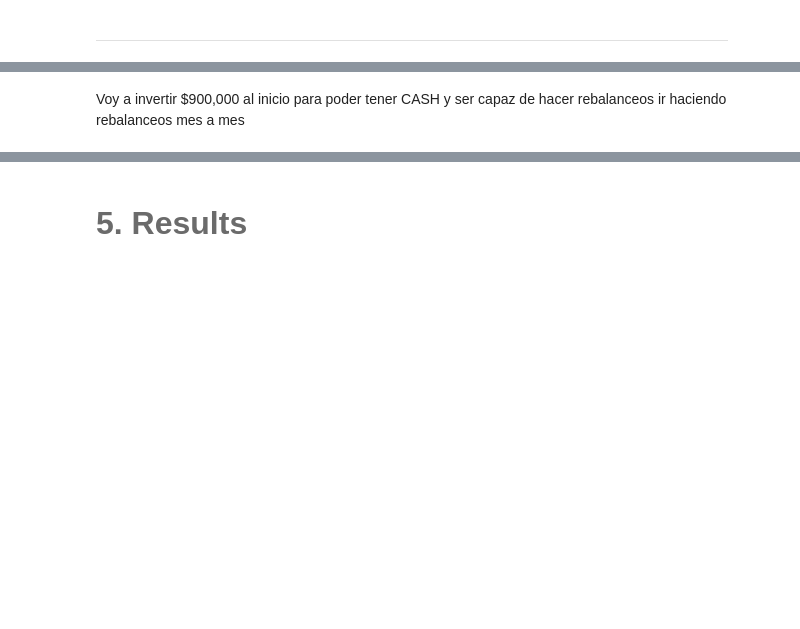
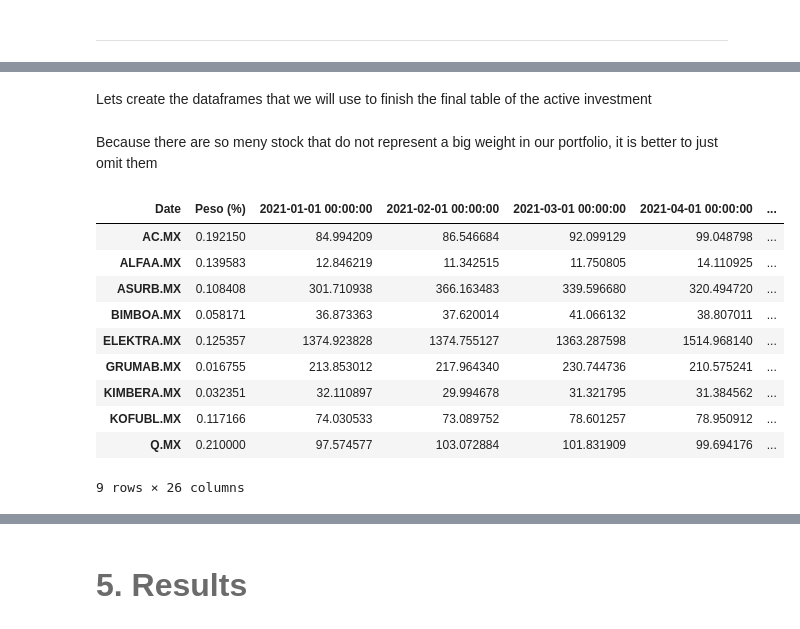
Before and after one commit to if723286/Portafolio-Activo-Pasivo, a Jupyter notebook: notebook.ipynb, the cells around one changed output, grey strips where cells are left out. Cells and saved outputs as stored; diff of their text form; code cells hidden in the pictures; blank space fills up the shorter version.

```diff
--- a/notebook.ipynb
+++ b/notebook.ipynb
@@ -274,0 +447,2 @@ ret1.insert(0, 'Peso (%)', w_minvar1)
+# %% [markdown]
+Lets create the dataframes that we will use to finish the final table of the active investment
@@ -275,7 +456,26 @@ ret1.insert(0, 'Peso (%)', w_minvar1)
+# %% [markdown]
+Because there are so meny stock that do not represent a big weight in our portfolio, it is better to just omit them
 # %%
-df = pd.DataFrame(ret1)
 # Define the condition to filter the rows
 condition = df['Peso (%)'] > 0.001
 
 # Filter the DataFrame based on the condition
 filtered_ret1 = df[condition]
+
+# Create a list of values to filter by
+values_to_filter = filtered_ret1.index.values
+
+filtered_data = data[data.index.isin(values_to_filter)]
+filtered_data
+# %% [output]
+| Date | Peso (%) | 2021-01-01 00:00:00 | 2021-02-01 00:00:00 | 2021-03-01 00:00:00 | 2021-04-01 00:00:00 | ... |
+| AC.MX | 0.192150 | 84.994209 | 86.546684 | 92.099129 | 99.048798 | ... |
+| ALFAA.MX | 0.139583 | 12.846219 | 11.342515 | 11.750805 | 14.110925 | ... |
+| ASURB.MX | 0.108408 | 301.710938 | 366.163483 | 339.596680 | 320.494720 | ... |
+| BIMBOA.MX | 0.058171 | 36.873363 | 37.620014 | 41.066132 | 38.807011 | ... |
+| ELEKTRA.MX | 0.125357 | 1374.923828 | 1374.755127 | 1363.287598 | 1514.968140 | ... |
+| GRUMAB.MX | 0.016755 | 213.853012 | 217.964340 | 230.744736 | 210.575241 | ... |
+| KIMBERA.MX | 0.032351 | 32.110897 | 29.994678 | 31.321795 | 31.384562 | ... |
+| KOFUBL.MX | 0.117166 | 74.030533 | 73.089752 | 78.601257 | 78.950912 | ... |
+| Q.MX | 0.210000 | 97.574577 | 103.072884 | 101.831909 | 99.694176 | ... |
+9 rows × 26 columns
@@ -287,2 +481,0 @@ filtered_data = data[data.index.isin(values_to_filter)]
-# %% [markdown]
-Voy a invertir $900,000 al inicio para poder tener CASH y ser capaz de hacer rebalanceos ir haciendo rebalanceos mes a mes
```
Also changed, not shown: parts of 109 cells of this notebook, 1 other file.
